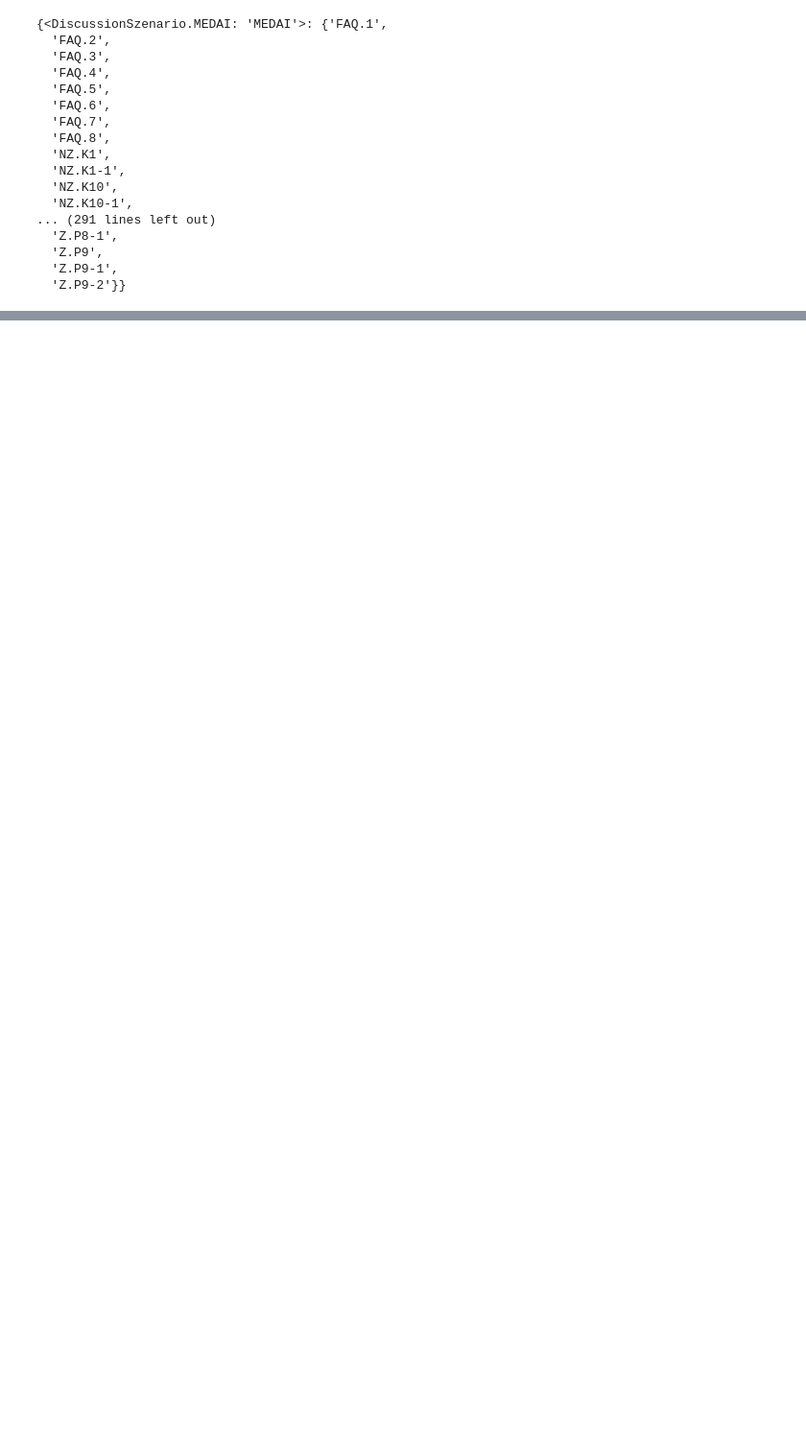
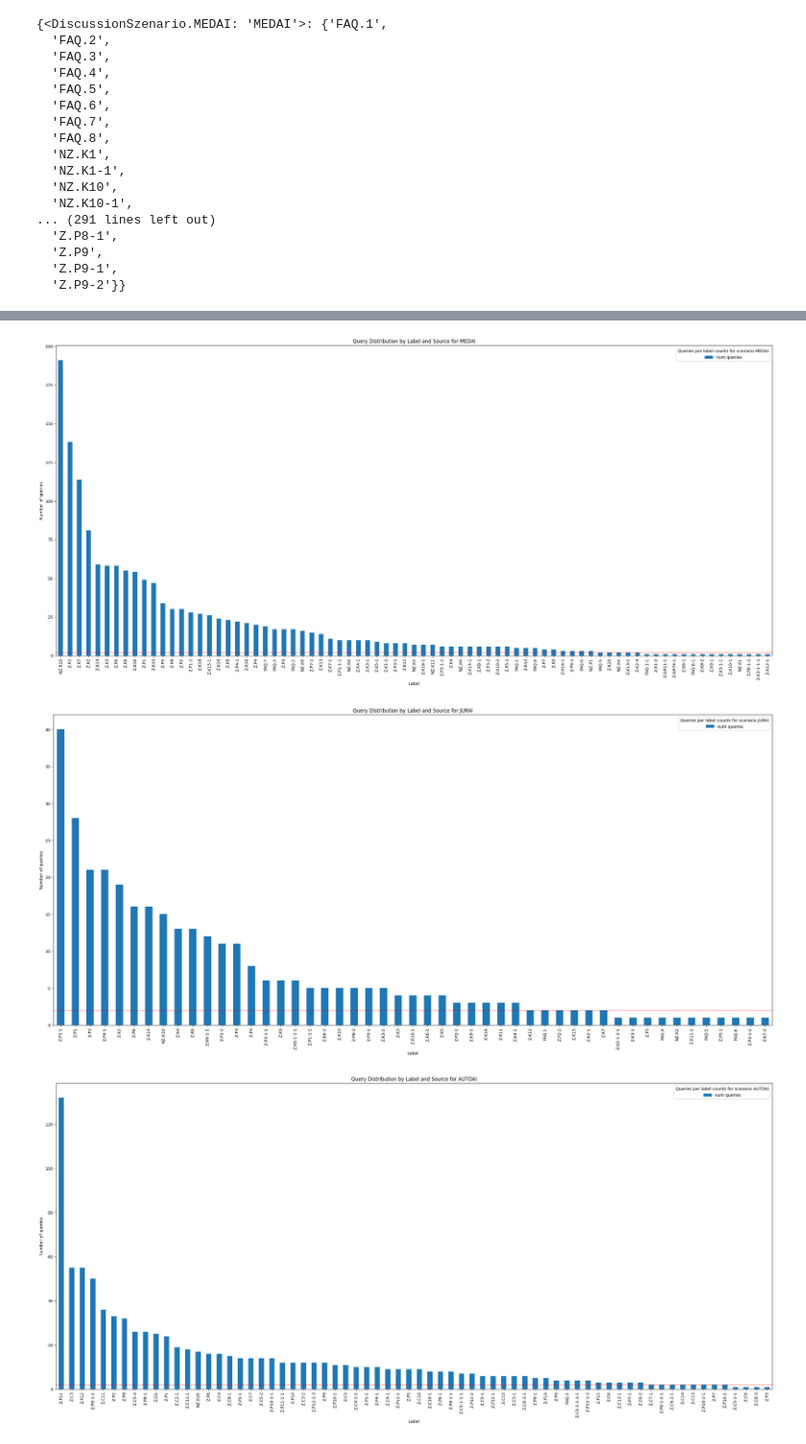
Before and after one commit to HaupChris/ethikchat-experiment-argument-classification, a Jupyter notebook: src/statistics/dataset_statistics.ipynb, the cells around one changed output, grey strips where cells are left out. Shown at 96% size. Saved outputs shown, nothing was run; the diff lists cells and outputs as text; code cells hidden in the pictures; blank space fills up the shorter version.

```diff
--- a/src/statistics/dataset_statistics.ipynb
+++ b/src/statistics/dataset_statistics.ipynb
@@ -102,0 +90,38 @@ counts
+# %%
+from collections import defaultdict
+import matplotlib.pyplot as plt
+import pandas as pd
+queries = loaded_dataset["queries"]
+queries_df = queries.to_pandas()
+
+label_query_counts = defaultdict(lambda: defaultdict(int))
+for idx, row in queries_df.iterrows():
+    labels = row["labels"]
+    scenario = row["discussion_scenario"]
+    for label in labels:
+        label_query_counts[scenario][label] += 1
+
+horizontal_bars = [2]
+
+for scenario, counts in label_query_counts.items():
+    queries_counts_df = pd.DataFrame(counts.items(), columns=["label", "num queries"])
+    queries_counts_df.sort_values("num queries", ascending=False, inplace=True)
+
+    ax = queries_counts_df.plot(kind="bar", stacked=True, figsize=(25, 12), x="label")
+
+    # Insert horizontal bars
+    for bar_height in horizontal_bars:
+        ax.axhline(y=bar_height, color='red', linestyle='--', linewidth=0.8)
+
+    plt.xlabel("Label")
+    plt.ylabel("Number of queries")
+    plt.title(f"Query Distribution by Label and Source for {scenario}")
+    plt.xticks(rotation=90)
+    plt.legend(title=f"Queries per label counts for scenario {scenario}")
+    plt.tight_layout()
+    plt.show()
+print("\n\n")
+# %% [output]
+[figure, added]
+[figure, added]
+[figure, added]
```
Also changed, not shown: parts of 8 cells of this notebook, 2 other files.
